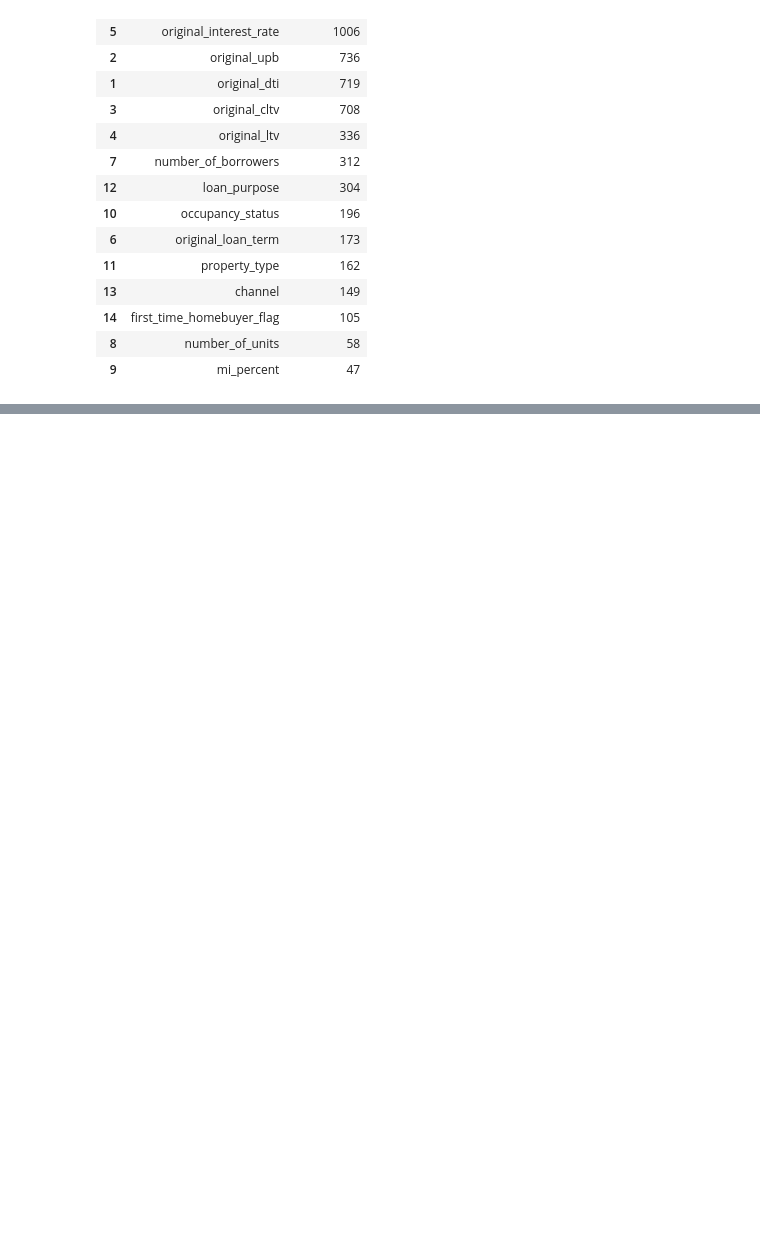
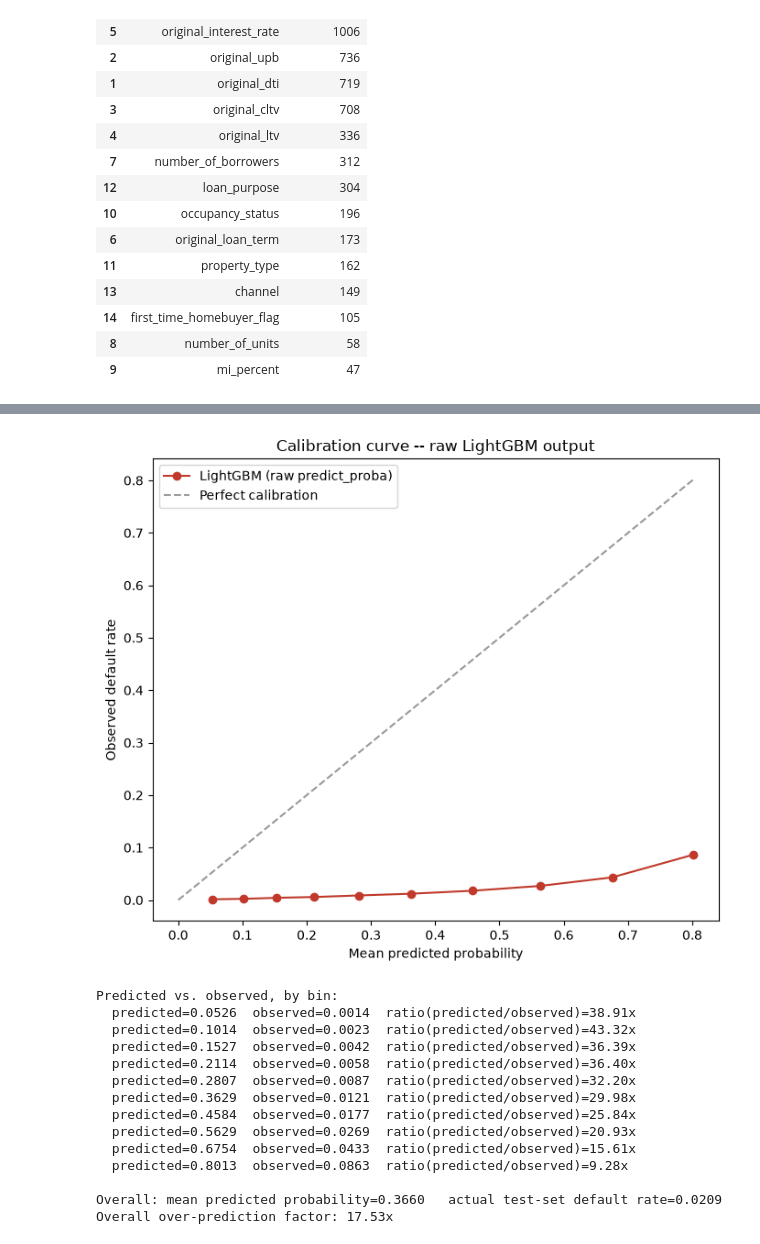
Before and after one commit to hemanthvnp/ArthaDhruva, a Jupyter notebook: notebooks/default_risk_model.ipynb, the cells around one changed output, grey strips where cells are left out. Saved outputs shown, nothing was run; the diff lists cells and outputs as text; code cells hidden in the pictures; blank space fills up the shorter version.

```diff
--- a/notebooks/default_risk_model.ipynb
+++ b/notebooks/default_risk_model.ipynb
@@ -201,0 +208,38 @@ importance.sort_values("importance", ascending=False)
+# %%
+from sklearn.calibration import calibration_curve
+
+frac_pos, mean_pred = calibration_curve(y_test, lgb_proba, n_bins=10, strategy="quantile")
+
+fig, ax = plt.subplots(figsize=(7, 6))
+ax.plot(mean_pred, frac_pos, "o-", color="#c0392b", label="LightGBM (raw predict_proba)")
+ax.plot([0, mean_pred.max()], [0, mean_pred.max()], "k--", alpha=0.4, label="Perfect calibration")
+ax.set_xlabel("Mean predicted probability")
+ax.set_ylabel("Observed default rate")
+ax.set_title("Calibration curve -- raw LightGBM output")
+ax.legend()
+fig.tight_layout()
+plt.show()
+
+print("Predicted vs. observed, by bin:")
+for p, f in zip(mean_pred, frac_pos):
+    ratio = p / f if f > 0 else float("inf")
+    print(f"  predicted={p:.4f}  observed={f:.4f}  ratio(predicted/observed)={ratio:.2f}x")
+
+print(f"\nOverall: mean predicted probability={lgb_proba.mean():.4f}   actual test-set default rate={y_test.mean():.4f}")
+print(f"Overall over-prediction factor: {lgb_proba.mean() / y_test.mean():.2f}x")
+# %% [output]
+[figure, added]
+Predicted vs. observed, by bin:
+  predicted=0.0526  observed=0.0014  ratio(predicted/observed)=38.91x
+  predicted=0.1014  observed=0.0023  ratio(predicted/observed)=43.32x
+  predicted=0.1527  observed=0.0042  ratio(predicted/observed)=36.39x
+  predicted=0.2114  observed=0.0058  ratio(predicted/observed)=36.40x
+  predicted=0.2807  observed=0.0087  ratio(predicted/observed)=32.20x
+  predicted=0.3629  observed=0.0121  ratio(predicted/observed)=29.98x
+  predicted=0.4584  observed=0.0177  ratio(predicted/observed)=25.84x
+  predicted=0.5629  observed=0.0269  ratio(predicted/observed)=20.93x
+  predicted=0.6754  observed=0.0433  ratio(predicted/observed)=15.61x
+  predicted=0.8013  observed=0.0863  ratio(predicted/observed)=9.28x
+
+Overall: mean predicted probability=0.3660   actual test-set default rate=0.0209
+Overall over-prediction factor: 17.53x
```
Also changed, not shown: parts of 4 cells of this notebook, 34 other files.
